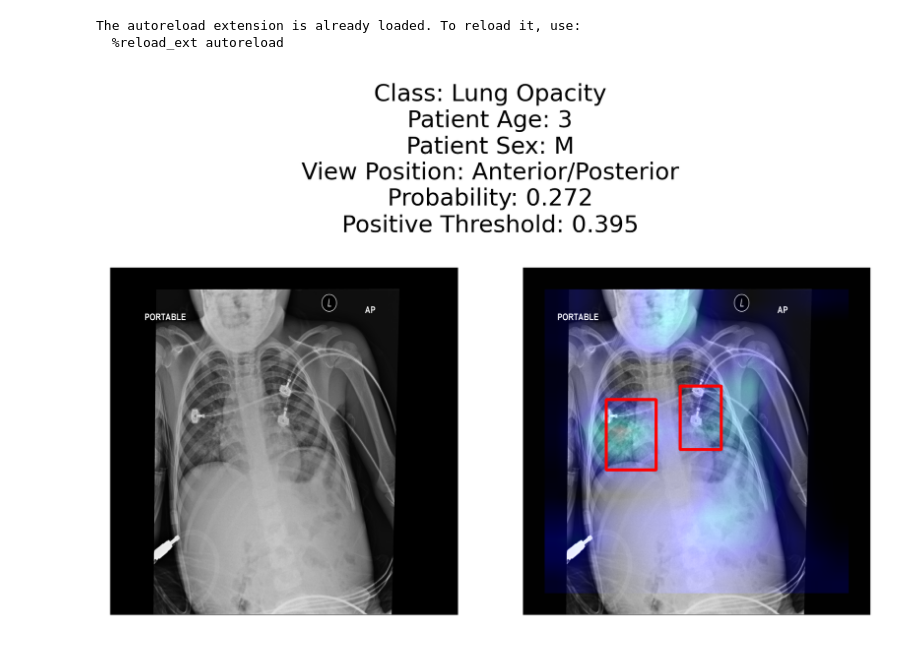
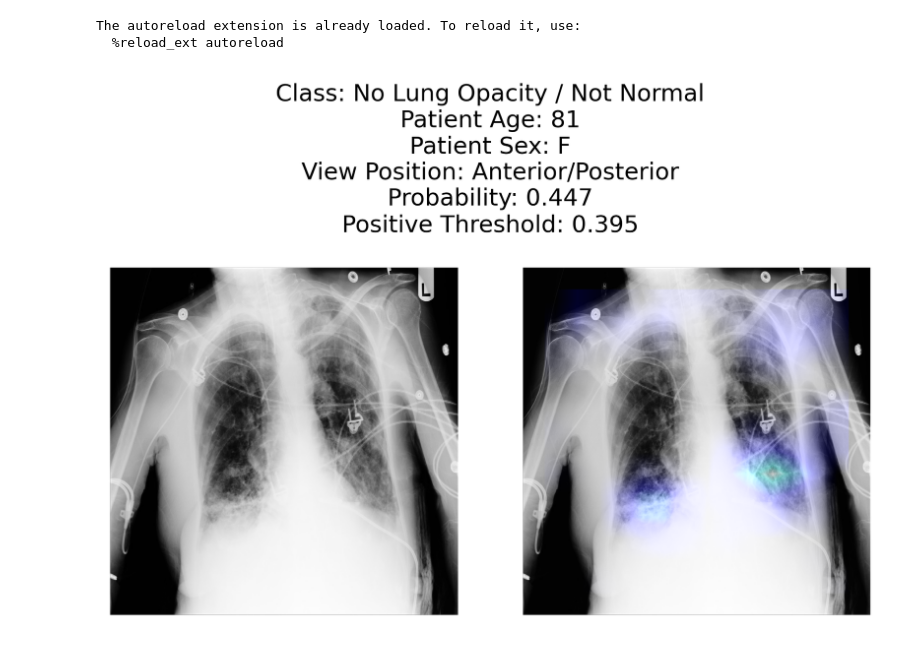
Before and after one commit to Tstrebe2/umich-mads-capstone-project, a Jupyter notebook: tstrebe2/rnsa/eda-notebook.ipynb, the cells around one changed output. Drawn from its saved outputs; the diff is of its cells as text; code cells hidden in the pictures.

```diff
--- a/tstrebe2/rnsa/eda-notebook.ipynb
+++ b/tstrebe2/rnsa/eda-notebook.ipynb
@@ -236,27 +368,27 @@ dataset = data.get_dataset(img_dir, df_test)
 
 # torchvision.models.resnet.ResNet??
 # %%
-patient = df_test[(df_test.patient_age < 4) & (df_test.target == 1) & (df_test.densenet_prediction == 0)].sample(1).iloc[0]
+patient = df_test[(df_test.patient_age >= 80) & (df_test.target == 0) & (df_test.densenet_prediction == 1)].sample(1).iloc[0]
 threshold=0.3948
 idx = np.where(df_test.patient_id==patient.patient_id)[0][0]
 inputs, target = dataset[idx]
 
 inputs = inputs.unsqueeze(dim=0).to(device)
 target = target.to(device)
 
 fig, (ax1, ax2) = plt.subplots(ncols=2, dpi=300)
 visuals.show_gradcam(img_dir, model, patient, inputs, target, df_all, ax1, ax2, threshold=threshold)
 
 ax1.axis('off')
 ax2.axis('off')
 fig.suptitle('Class: {}\nPatient Age: {}\nPatient Sex: {}\nView Position: {}\nProbability: {:.3f}\nPositive Threshold: {:.3f}'
              .format(patient['class'],
                      patient.patient_age,
                      patient.patient_sex,
                      patient.view_position,
                      patient.densenet_predict_proba,
                      THRESH,))
 fig.tight_layout()
 plt.show()
 # %% [output]
-[figure, old version]
+[figure, new version]
```
Also changed, not shown: parts of 13 cells of this notebook, 3 other files.
